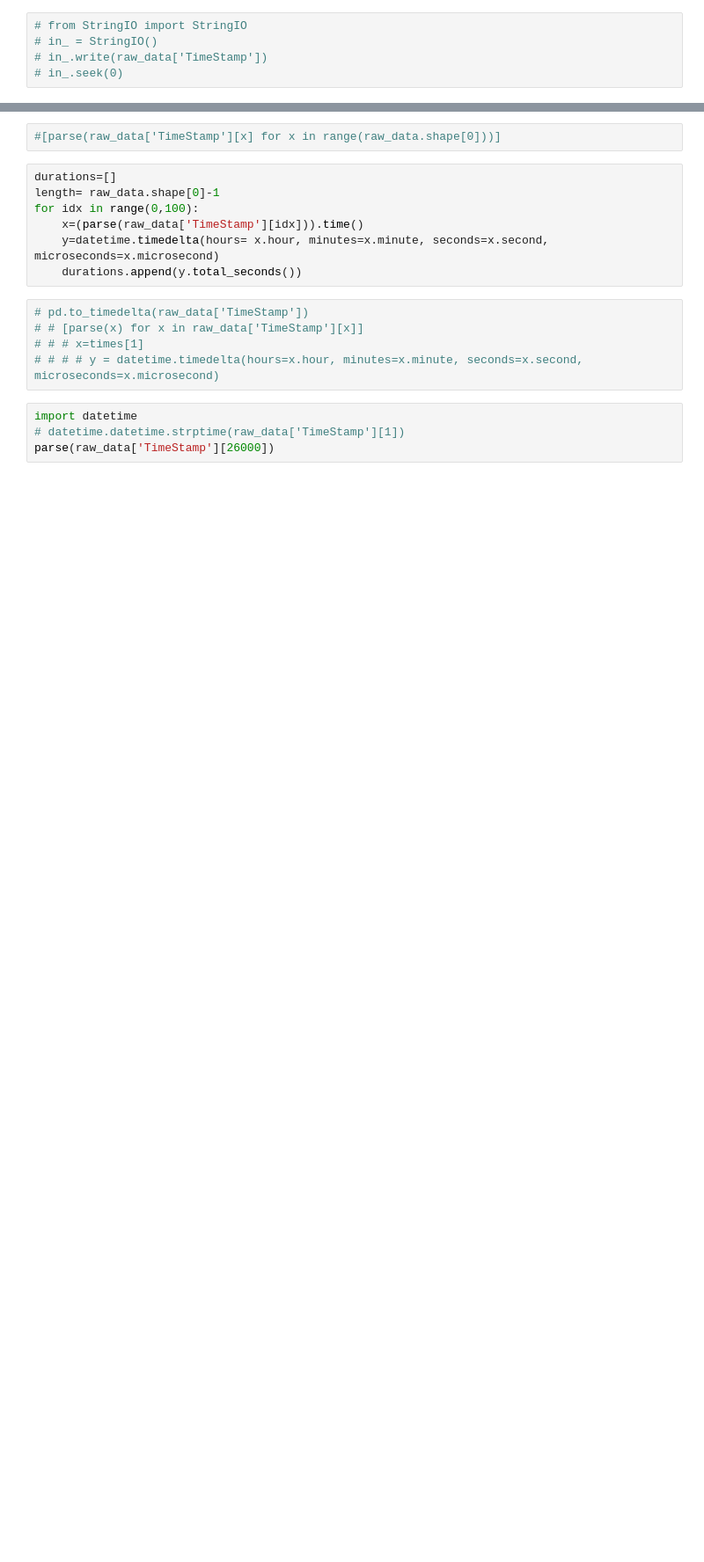
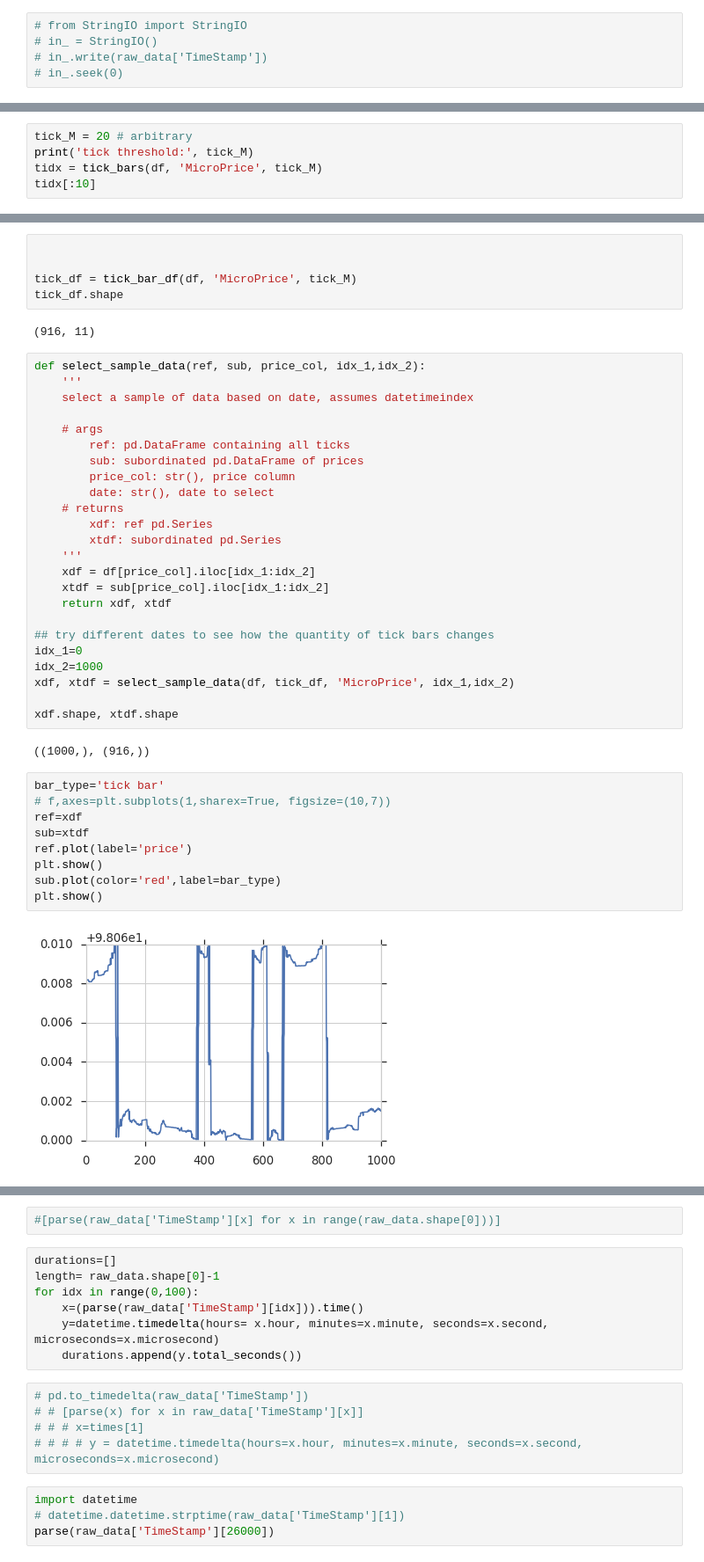
Before and after one commit to andreas-koukorinis/PaperCode, a Jupyter notebook: aknotebooks/stylized facts.ipynb, the cells around one changed output, grey strips where cells are left out. Shown at 88% size. Saved outputs shown, nothing was run; the diff lists cells and outputs as text; blank space fills up the shorter version.

```diff
--- a/aknotebooks/stylized facts.ipynb
+++ b/aknotebooks/stylized facts.ipynb
@@ -185,0 +216,5 @@ raw_data
+# %%
+tick_M = 20 # arbitrary
+print('tick threshold:', tick_M)
+tidx = tick_bars(df, 'MicroPrice', tick_M)
+tidx[:10]
@@ -185,0 +224,44 @@ raw_data
+# %%
+
+
+tick_df = tick_bar_df(df, 'MicroPrice', tick_M)
+tick_df.shape
+# %% [output]
+(916, 11)
+# %%
+def select_sample_data(ref, sub, price_col, idx_1,idx_2):
+    '''
+    select a sample of data based on date, assumes datetimeindex
+
+    # args
+        ref: pd.DataFrame containing all ticks
+        sub: subordinated pd.DataFrame of prices
+        price_col: str(), price column
+        date: str(), date to select
+    # returns
+        xdf: ref pd.Series
+        xtdf: subordinated pd.Series
+    '''
+    xdf = df[price_col].iloc[idx_1:idx_2]
+    xtdf = sub[price_col].iloc[idx_1:idx_2]
+    return xdf, xtdf
+
+## try different dates to see how the quantity of tick bars changes
+idx_1=0
+idx_2=1000
+xdf, xtdf = select_sample_data(df, tick_df, 'MicroPrice', idx_1,idx_2)
+
+xdf.shape, xtdf.shape
+# %% [output]
+((1000,), (916,))
+# %%
+bar_type='tick bar'
+# f,axes=plt.subplots(1,sharex=True, figsize=(10,7))
+ref=xdf
+sub=xtdf
+ref.plot(label='price')
+plt.show()
+sub.plot(color='red',label=bar_type)
+plt.show()
+# %% [output]
+[figure, added]
```
Also changed, not shown: parts of 32 cells of this notebook.
